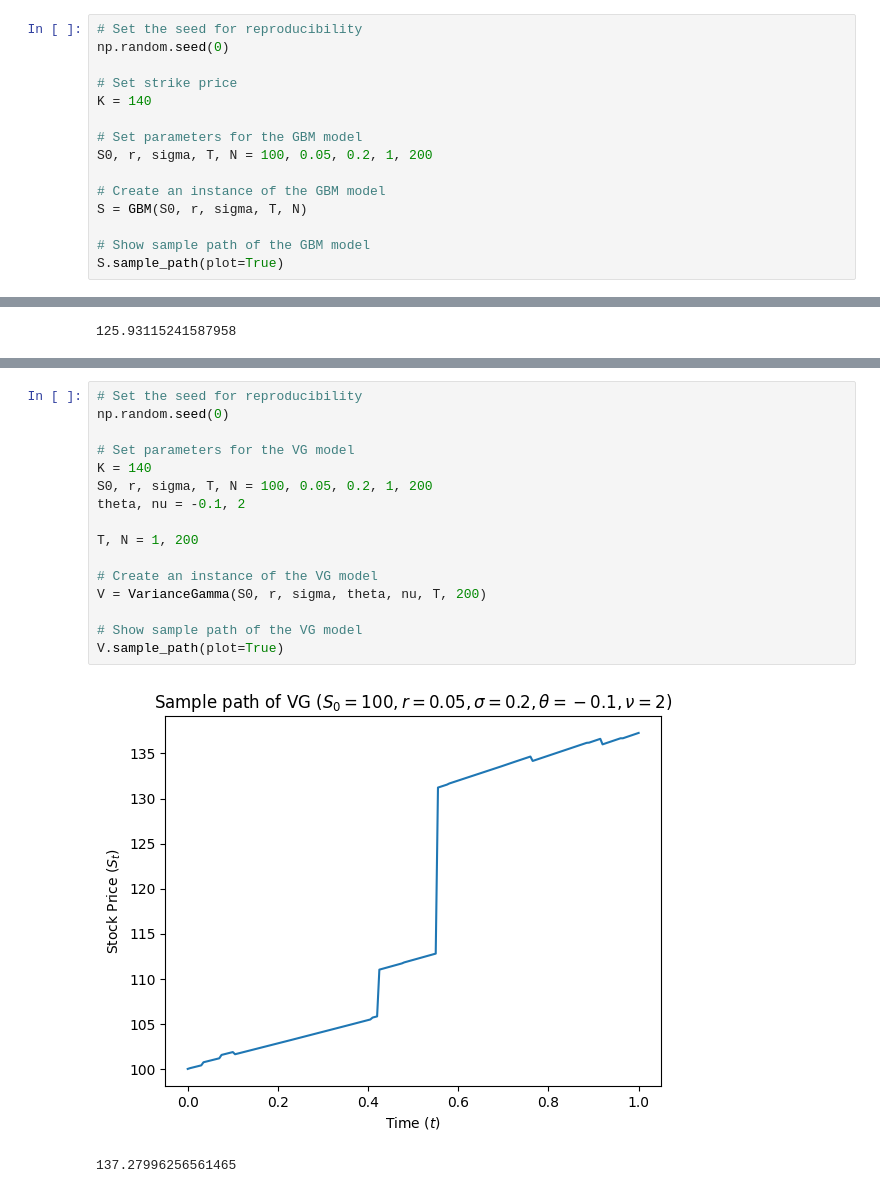
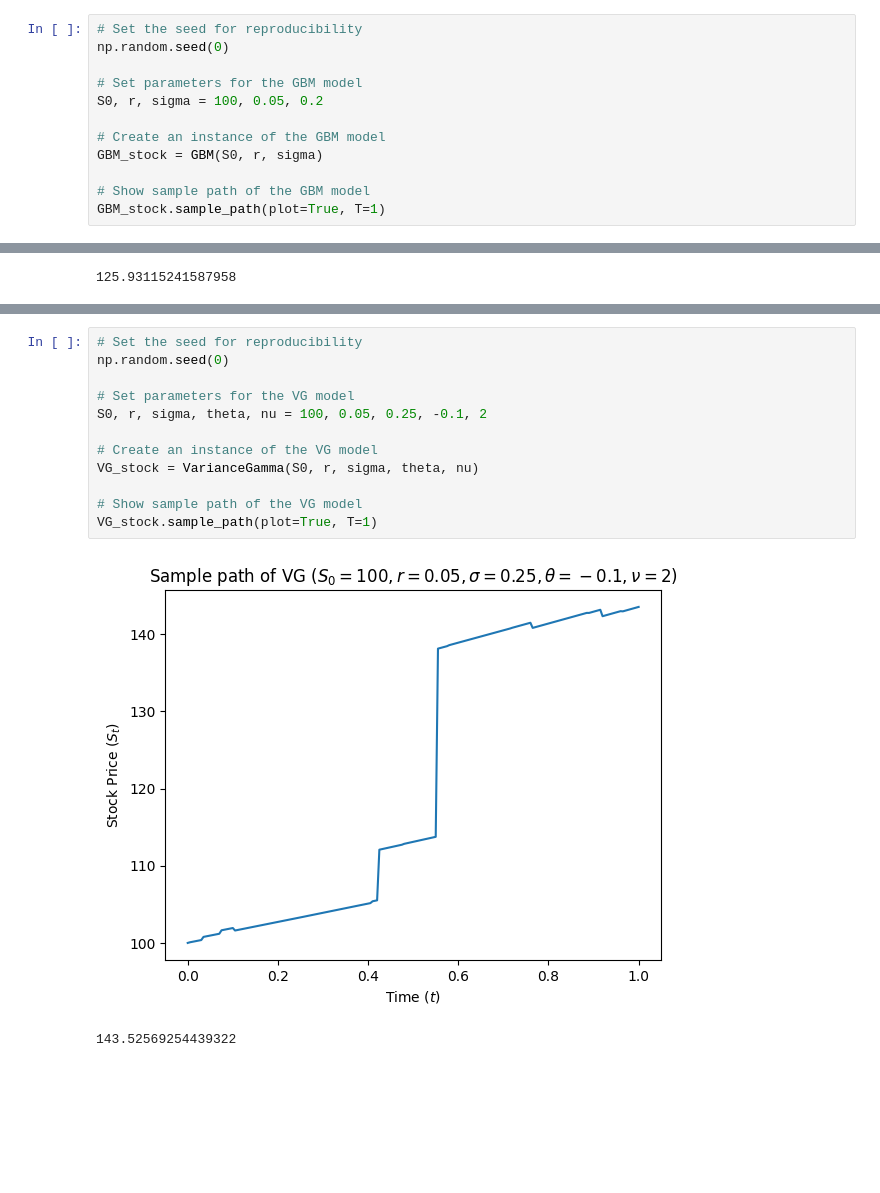
Before and after one commit to jwa172/OptionPricing, a Jupyter notebook: option_nb.ipynb, the cells around one changed output, grey strips where cells are left out. Saved outputs shown, nothing was run; the diff lists cells and outputs as text; blank space fills up the shorter version.

```diff
--- a/option_nb.ipynb
+++ b/option_nb.ipynb
@@ -117,17 +107,14 @@ class GBM:
 # Set the seed for reproducibility
 np.random.seed(0)
 
-# Set strike price
-K = 140
-
 # Set parameters for the GBM model
-S0, r, sigma, T, N = 100, 0.05, 0.2, 1, 200
+S0, r, sigma = 100, 0.05, 0.2
 
 # Create an instance of the GBM model
-S = GBM(S0, r, sigma, T, N)
+GBM_stock = GBM(S0, r, sigma)
 
 # Show sample path of the GBM model
-S.sample_path(plot=True)
+GBM_stock.sample_path(plot=True, T=1)
 # %% [output]
 [figure]
 125.93115241587958
@@ -258,19 +241,15 @@ class VarianceGamma:
 # %%
 # Set the seed for reproducibility
 np.random.seed(0)
 
 # Set parameters for the VG model
-K = 140
-S0, r, sigma, T, N = 100, 0.05, 0.2, 1, 200
-theta, nu = -0.1, 2
-
-T, N = 1, 200
+S0, r, sigma, theta, nu = 100, 0.05, 0.25, -0.1, 2
 
 # Create an instance of the VG model
-V = VarianceGamma(S0, r, sigma, theta, nu, T, 200)
+VG_stock = VarianceGamma(S0, r, sigma, theta, nu)
 
 # Show sample path of the VG model
-V.sample_path(plot=True)
+VG_stock.sample_path(plot=True, T=1)
 # %% [output]
-[figure, old version]
+[figure, new version]
-137.27996256561465
+143.52569254439322
```
Also changed, not shown: parts of 27 cells of this notebook, 4 other files.
